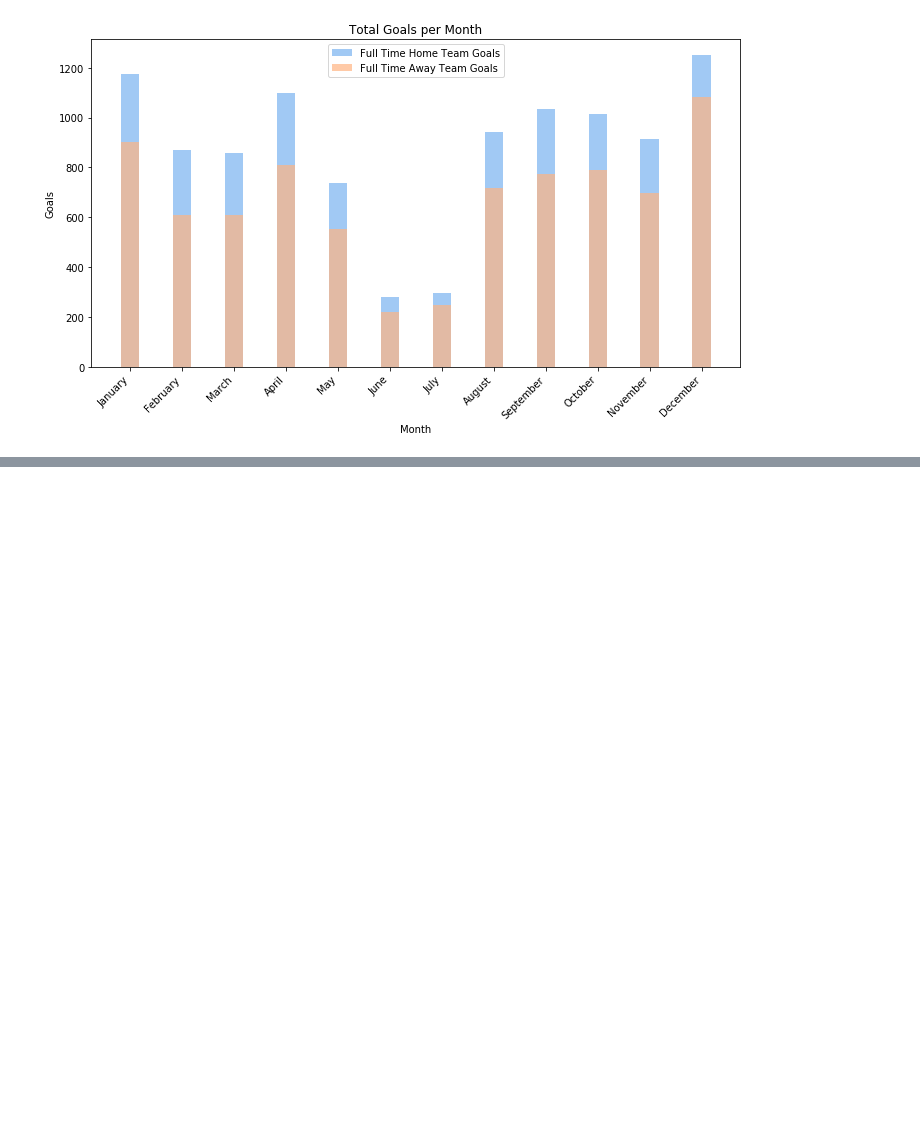
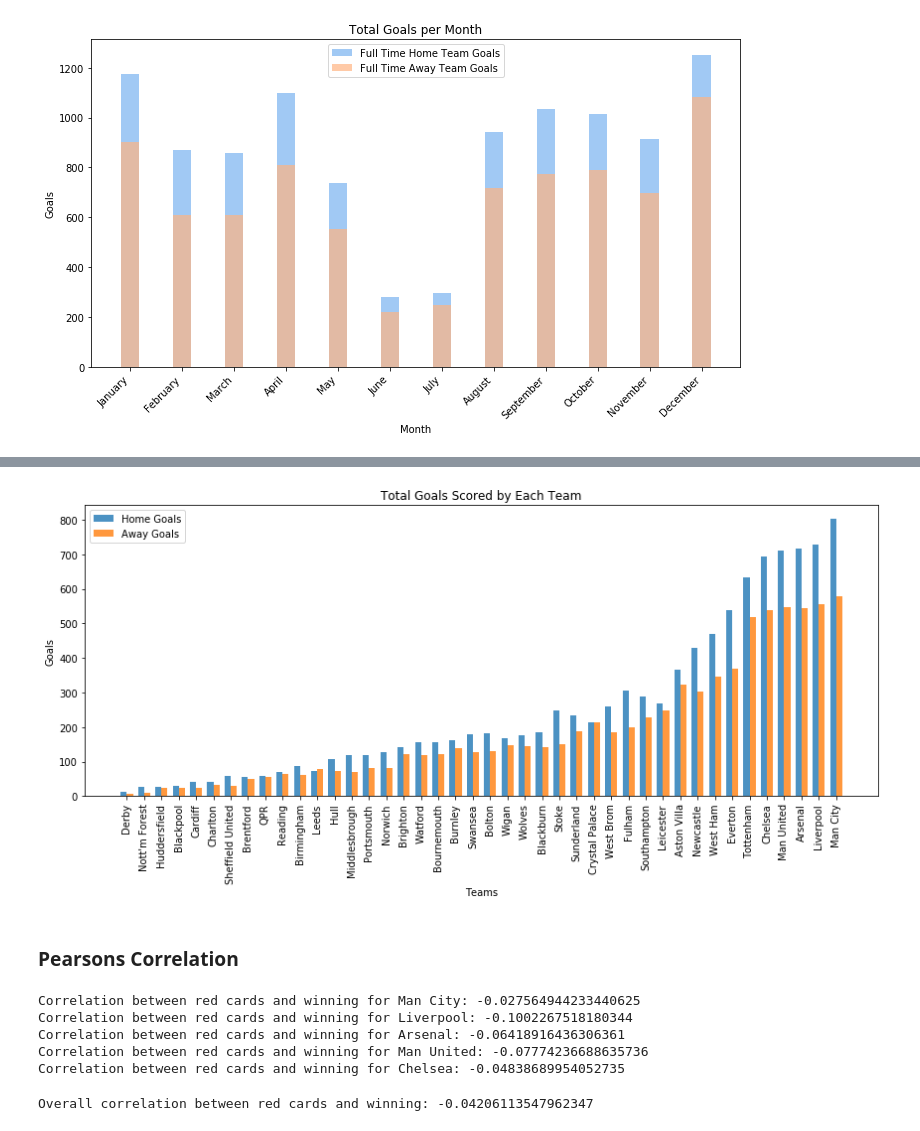
Before and after one commit to airbagdeer/theoretical-statistics, a Jupyter notebook: Final-Project.ipynb, the cells around one changed output, grey strips where cells are left out. Cells and saved outputs as stored; diff of their text form; code cells hidden in the pictures; blank space fills up the shorter version.

```diff
--- a/Final-Project.ipynb
+++ b/Final-Project.ipynb
@@ -184,0 +208,6 @@ plot_goals_per_month(goals_per_month)
+# %%
+goals_dict = calculate_goals(entireDataDF.copy())
+
+# Print the results
+for team, goals in goals_dict.items():
+    print(f"Team: {team}, FTHG: {goals['FTHG']}, FTAG: {goals['FTAG']}")
@@ -184,0 +232,30 @@ plot_goals_per_month(goals_per_month)
+# %%
+def plot_goals(goals_dict):
+    sorted_teams = sorted(goals_dict.items(), key=lambda x: x[1]['FTHG'] + x[1]['FTAG'])
+    teams = [team[0] for team in sorted_teams]
+    fthg_goals = [team[1]['FTHG'] for team in sorted_teams]
+    ftag_goals = [team[1]['FTAG'] for team in sorted_teams]
+
+    fig, ax = plt.subplots(figsize=(12, 6))
+    x = range(len(teams))
+    bar_width = 0.35
+
+    ax.bar(x, fthg_goals, bar_width, label='Home Goals', alpha=0.8)
+    ax.bar([i + bar_width for i in x], ftag_goals, bar_width, label='Away Goals', alpha=0.8)
+
+    ax.set_xlabel('Teams')
+    ax.set_ylabel('Goals')
+    ax.set_title('Total Goals Scored by Each Team')
+    ax.set_xticks([i + bar_width / 2 for i in x])
+    ax.set_xticklabels(teams, rotation=90)
+    ax.legend()
+
+    plt.tight_layout()
+    plt.savefig(os.path.join(plotsFolder, 'total-goals-scored-by-each-team.png'))
+    plt.show()
+# %%
+plot_goals(goals_dict)
+# %% [output]
+[figure, added]
+# %% [markdown]
+### Pearsons Correlation
@@ -184,0 +269,14 @@ plot_goals_per_month(goals_per_month)
+# %%
+top5Teams = ['Man City', 'Liverpool', 'Arsenal', 'Man United', 'Chelsea']
+
+for team in top5Teams:
+
+    correlation = check_red_card_correlation(entireDataDF, team)
+
+    print(f"Correlation between red cards and winning for {team}: {correlation}")
+# %% [output]
+Correlation between red cards and winning for Man City: -0.027564944233440625
+Correlation between red cards and winning for Liverpool: -0.1002267518180344
+Correlation between red cards and winning for Arsenal: -0.06418916436306361
+Correlation between red cards and winning for Man United: -0.07774236688635736
+Correlation between red cards and winning for Chelsea: -0.04838689954052735
@@ -184,0 +288,6 @@ plot_goals_per_month(goals_per_month)
+# %%
+correlation = check_overall_red_card_correlation(entireDataDF)
+
+print(f"Overall correlation between red cards and winning: {correlation}")
+# %% [output]
+Overall correlation between red cards and winning: -0.04206113547962347
```
Also changed, not shown: parts of 5 cells of this notebook, 2 other files.
